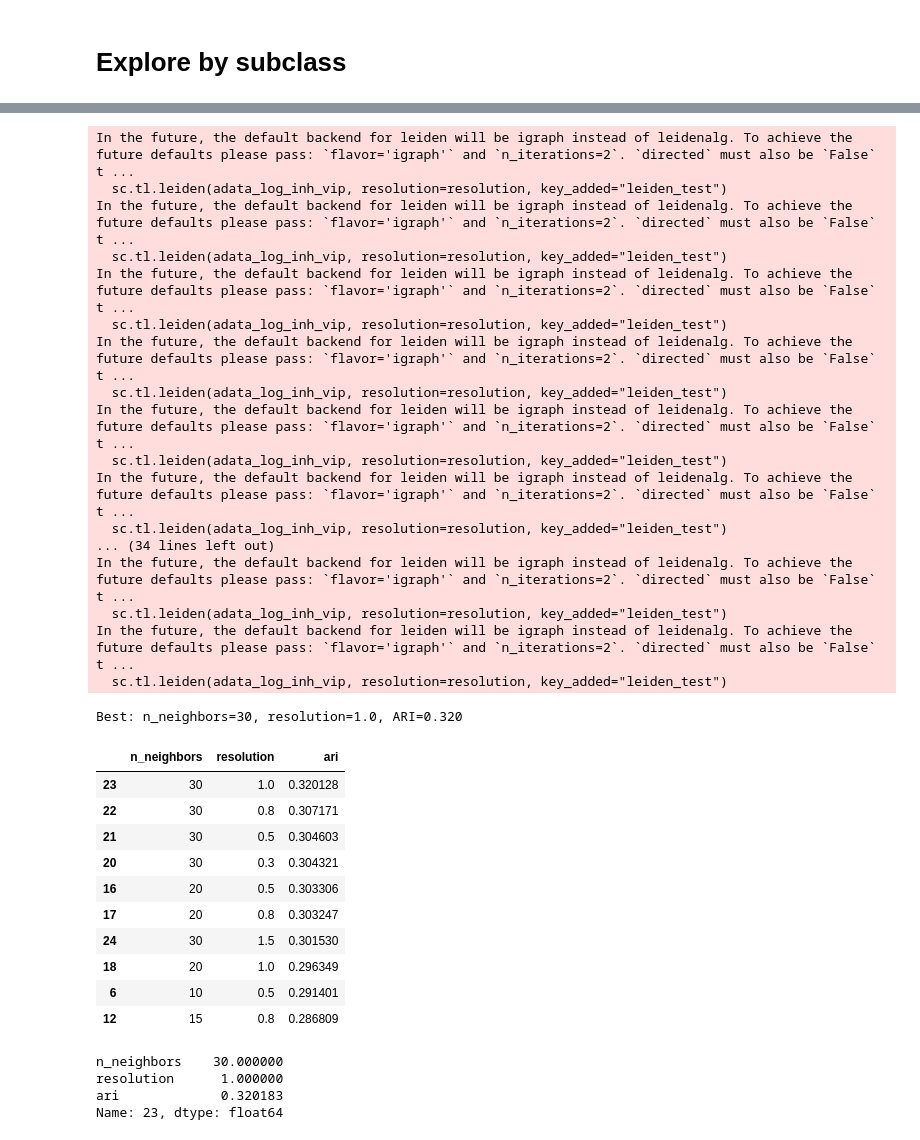
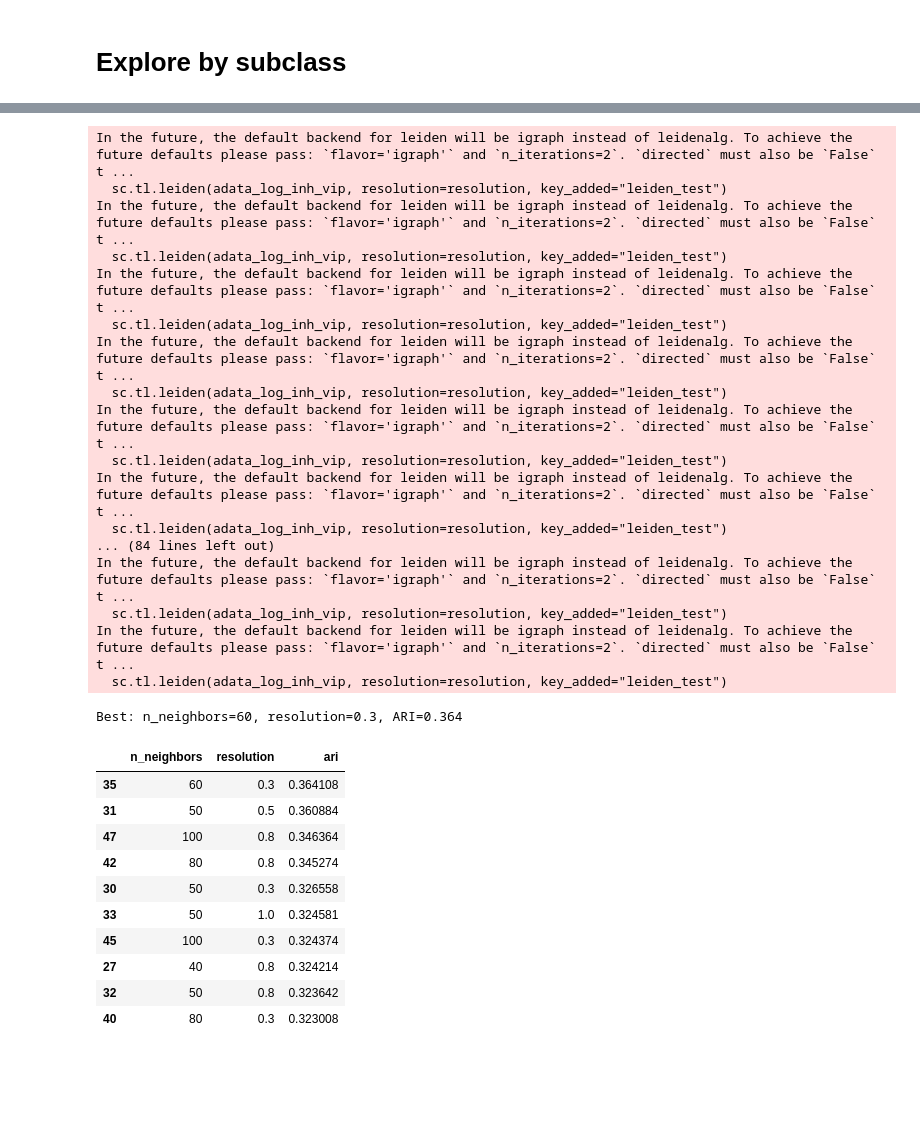
Before and after one commit to AllenNeuralDynamics/hcr-integrated-qc-capsule, a Jupyter notebook: code/cluster_validation/20260506-smartseq-tasic2018.ipynb, the cells around one changed output, grey strips where cells are left out. Saved outputs shown, nothing was run; the diff lists cells and outputs as text; code cells hidden in the pictures; blank space fills up the shorter version.

```diff
--- a/code/cluster_validation/20260506-smartseq-tasic2018.ipynb
+++ b/code/cluster_validation/20260506-smartseq-tasic2018.ipynb
@@ -402,0 +485,19 @@ viz.plot_cell_x_gene_clustered(
+# %%
+import pandas as pd
+import importlib
+import aind_hcr_qc.viz as viz
+importlib.reload(viz)
+
+adata_log_inh = filtered_log["inhibitory"]
+cxg_inh = pd.DataFrame(adata_log_inh.X, columns=adata_log_inh.var_names, index=adata_log_inh.obs_names)
+
+fig, sorted_labels, sorted_ids = viz.plot_cell_x_gene_labeled(
+    cxg_inh,
+    labels=adata_log_inh.obs['cluster'],
+    fig_size=(7, 14),
+    clip_range=(0, 5000),
+    label_fontsize=6,
+    title="VISp Smart-seq inhibitory clusters (log2 CPM)",
+)
+plt.tight_layout()
+plt.show()
@@ -408,0 +534,3 @@ array([ True,  True,  True, ..., False, False, False], shape=(5331,))
+# %%
+vip_mask = adata_log_inh[:, "Vip"].X.flatten() > 15
+adata_log_inh_vip = adata_log_inh[vip_mask].copy()
@@ -449,54 +590,47 @@ adata_log_inh_vip.obs
 from sklearn.metrics import adjusted_rand_score
 
 sweep_results = []
-for n_neighbors in [5, 10, 15, 20, 30]:
+for n_neighbors in [5, 10, 15, 20, 30, 40,50,60,80,100]:
     for resolution in [0.3, 0.5, 0.8, 1.0, 1.5]:
         sc.pp.neighbors(adata_log_inh_vip, use_rep="X", n_neighbors=n_neighbors)
         sc.tl.leiden(adata_log_inh_vip, resolution=resolution, key_added="leiden_test")
         ari = adjusted_rand_score(
             adata_log_inh_vip.obs["cluster"],
             adata_log_inh_vip.obs["leiden_test"],
         )
         sweep_results.append({"n_neighbors": n_neighbors, "resolution": resolution, "ari": ari})
 
 sweep_df = pd.DataFrame(sweep_results).sort_values("ari", ascending=False)
 best = sweep_df.iloc[0]
 print(f"Best: n_neighbors={int(best.n_neighbors)}, resolution={best.resolution:.1f}, ARI={best.ari:.3f}")
 sweep_df.head(10)
 # %% [output]
 In the future, the default backend for leiden will be igraph instead of leidenalg. To achieve the future defaults please pass: `flavor='igraph'` and `n_iterations=2`. `directed` must also be `False` t ...
   sc.tl.leiden(adata_log_inh_vip, resolution=resolution, key_added="leiden_test")
 In the future, the default backend for leiden will be igraph instead of leidenalg. To achieve the future defaults please pass: `flavor='igraph'` and `n_iterations=2`. `directed` must also be `False` t ...
   sc.tl.leiden(adata_log_inh_vip, resolution=resolution, key_added="leiden_test")
 In the future, the default backend for leiden will be igraph instead of leidenalg. To achieve the future defaults please pass: `flavor='igraph'` and `n_iterations=2`. `directed` must also be `False` t ...
   sc.tl.leiden(adata_log_inh_vip, resolution=resolution, key_added="leiden_test")
 In the future, the default backend for leiden will be igraph instead of leidenalg. To achieve the future defaults please pass: `flavor='igraph'` and `n_iterations=2`. `directed` must also be `False` t ...
   sc.tl.leiden(adata_log_inh_vip, resolution=resolution, key_added="leiden_test")
 In the future, the default backend for leiden will be igraph instead of leidenalg. To achieve the future defaults please pass: `flavor='igraph'` and `n_iterations=2`. `directed` must also be `False` t ...
   sc.tl.leiden(adata_log_inh_vip, resolution=resolution, key_added="leiden_test")
 In the future, the default backend for leiden will be igraph instead of leidenalg. To achieve the future defaults please pass: `flavor='igraph'` and `n_iterations=2`. `directed` must also be `False` t ...
   sc.tl.leiden(adata_log_inh_vip, resolution=resolution, key_added="leiden_test")
-... (34 lines left out)
+... (84 lines left out)
 In the future, the default backend for leiden will be igraph instead of leidenalg. To achieve the future defaults please pass: `flavor='igraph'` and `n_iterations=2`. `directed` must also be `False` t ...
   sc.tl.leiden(adata_log_inh_vip, resolution=resolution, key_added="leiden_test")
 In the future, the default backend for leiden will be igraph instead of leidenalg. To achieve the future defaults please pass: `flavor='igraph'` and `n_iterations=2`. `directed` must also be `False` t ...
   sc.tl.leiden(adata_log_inh_vip, resolution=resolution, key_added="leiden_test")
-Best: n_neighbors=30, resolution=1.0, ARI=0.320
+Best: n_neighbors=60, resolution=0.3, ARI=0.364
 |  | n_neighbors | resolution | ari |
-| 23 | 30 | 1.0 | 0.320128 |
-| 22 | 30 | 0.8 | 0.307171 |
-| 21 | 30 | 0.5 | 0.304603 |
-| 20 | 30 | 0.3 | 0.304321 |
-| 16 | 20 | 0.5 | 0.303306 |
-| 17 | 20 | 0.8 | 0.303247 |
-| 24 | 30 | 1.5 | 0.301530 |
-| 18 | 20 | 1.0 | 0.296349 |
-| 6 | 10 | 0.5 | 0.291401 |
-| 12 | 15 | 0.8 | 0.286809 |
+| 35 | 60 | 0.3 | 0.364108 |
+| 31 | 50 | 0.5 | 0.360884 |
+| 47 | 100 | 0.8 | 0.346364 |
+| 42 | 80 | 0.8 | 0.345274 |
+| 30 | 50 | 0.3 | 0.326558 |
+| 33 | 50 | 1.0 | 0.324581 |
+| 45 | 100 | 0.3 | 0.324374 |
+| 27 | 40 | 0.8 | 0.324214 |
+| 32 | 50 | 0.8 | 0.323642 |
+| 40 | 80 | 0.3 | 0.323008 |
-# %%
-best
-# %% [output]
-n_neighbors    30.000000
-resolution      1.000000
-ari             0.320183
-Name: 23, dtype: float64
```
Also changed, not shown: parts of 20 cells of this notebook.
